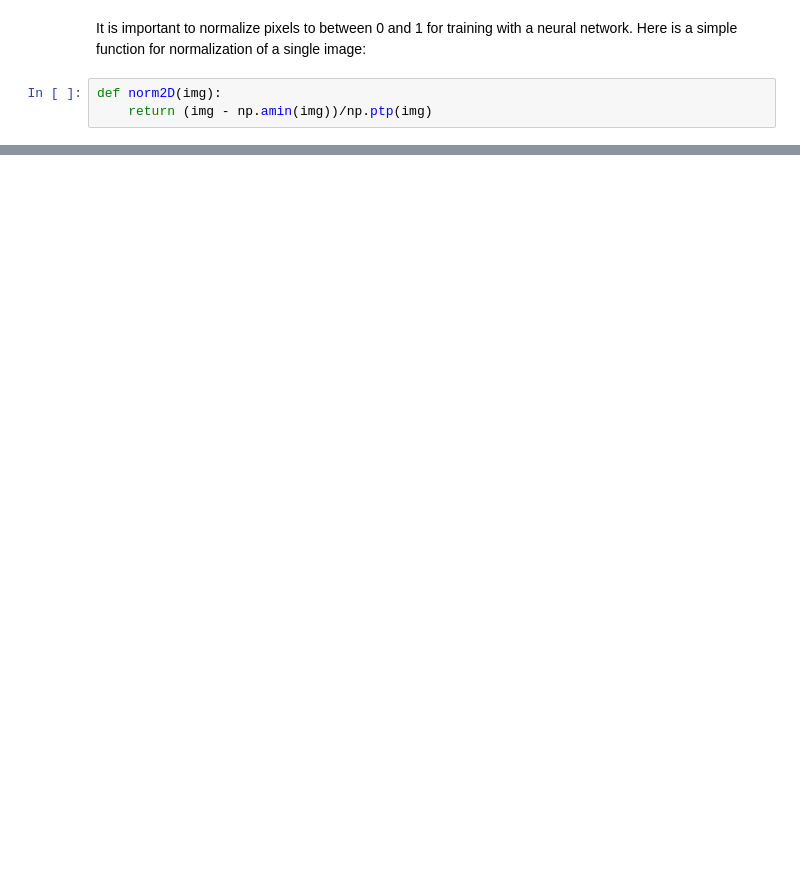
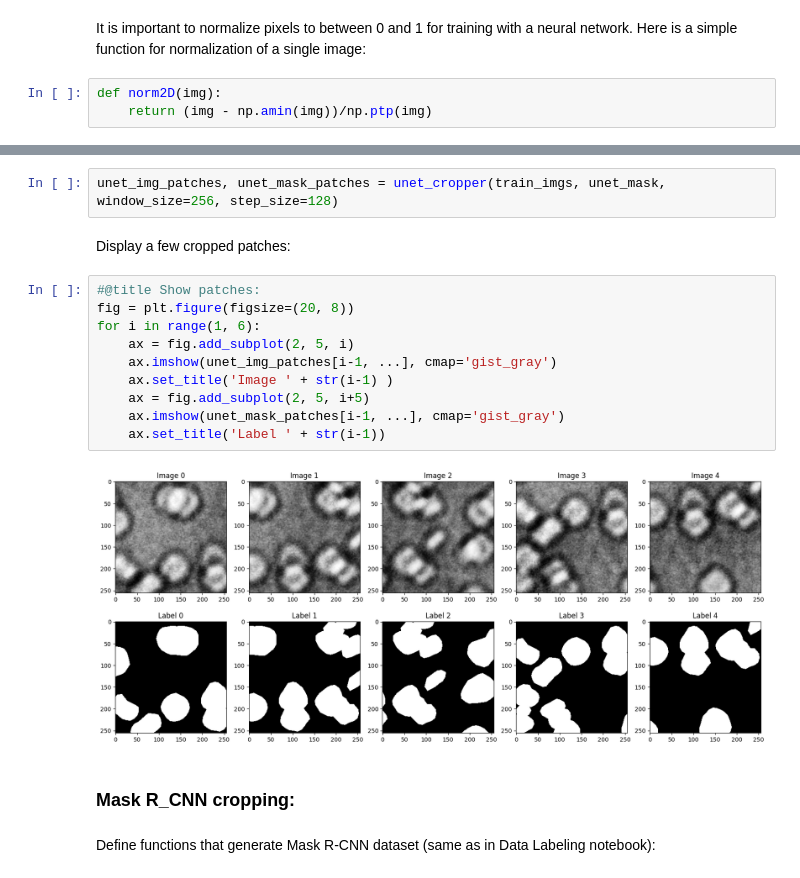
Before and after one commit to shradhautk/AI-MICROSCOPY-WORKSHOP, a Jupyter notebook: Day2_Education_Day/Data_Augmentation/DL_for_Microscopy_Data_Augmentation.ipynb, the cells around one changed output, grey strips where cells are left out. Drawn from its saved outputs; the diff is of its cells as text; blank space fills up the shorter version.

```diff
--- a/Day2_Education_Day/Data_Augmentation/DL_for_Microscopy_Data_Augmentation.ipynb
+++ b/Day2_Education_Day/Data_Augmentation/DL_for_Microscopy_Data_Augmentation.ipynb
@@ -287,0 +199,20 @@ ax.imshow(images_all[i, 0, ...], cmap='gist_gray')
+# %%
+unet_img_patches, unet_mask_patches = unet_cropper(train_imgs, unet_mask, window_size=256, step_size=128)
+# %% [markdown]
+Display a few cropped patches:
+# %%
+#@title Show patches:
+fig = plt.figure(figsize=(20, 8))
+for i in range(1, 6):
+    ax = fig.add_subplot(2, 5, i)
+    ax.imshow(unet_img_patches[i-1, ...], cmap='gist_gray')
+    ax.set_title('Image ' + str(i-1) )
+    ax = fig.add_subplot(2, 5, i+5)
+    ax.imshow(unet_mask_patches[i-1, ...], cmap='gist_gray')
+    ax.set_title('Label ' + str(i-1))
+# %% [output]
+[figure, added]
+# %% [markdown]
+### Mask R_CNN cropping:
+# %% [markdown]
+Define functions that generate Mask R-CNN dataset (same as in Data Labeling notebook):
```
Also changed, not shown: parts of 78 cells of this notebook.
